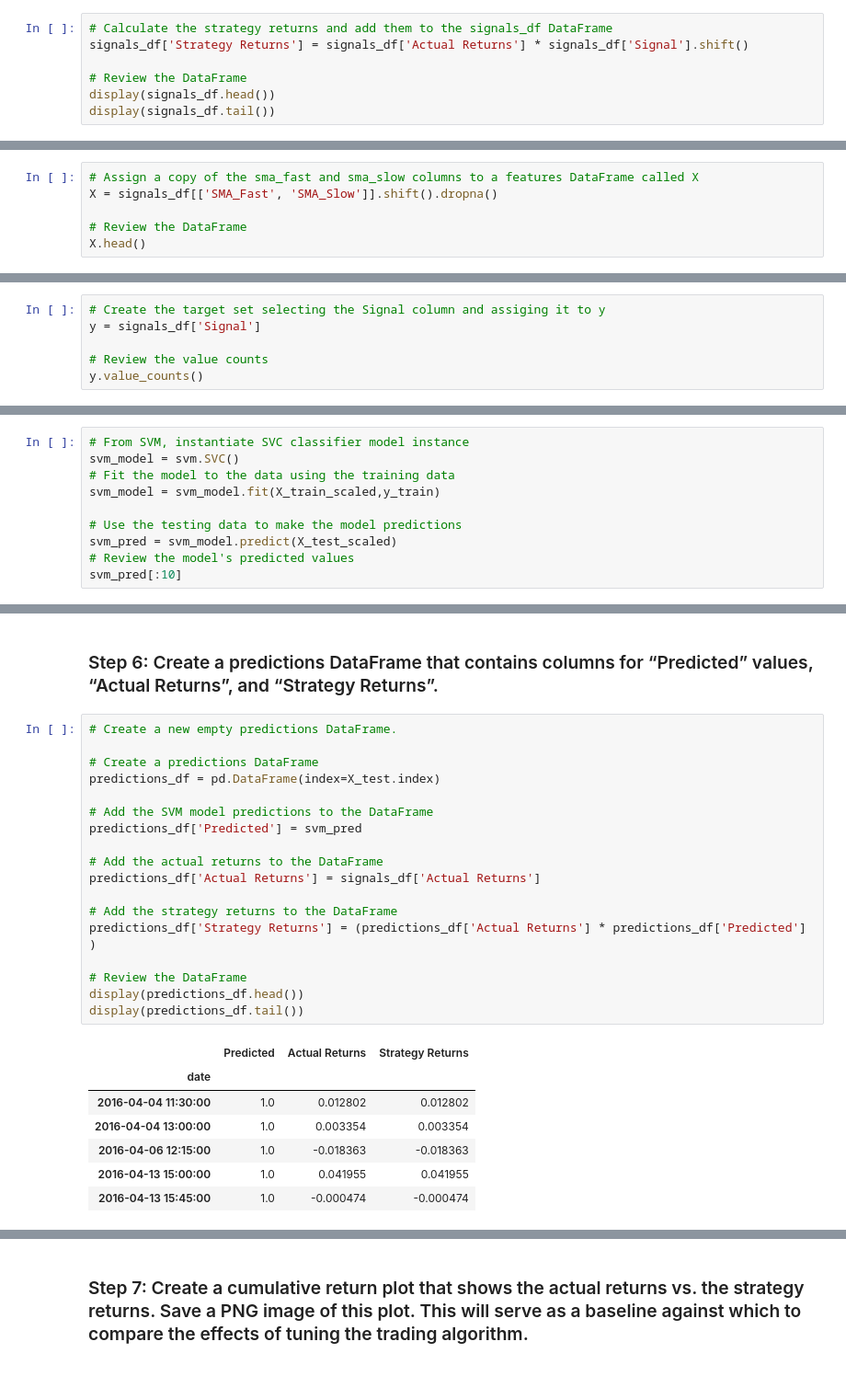
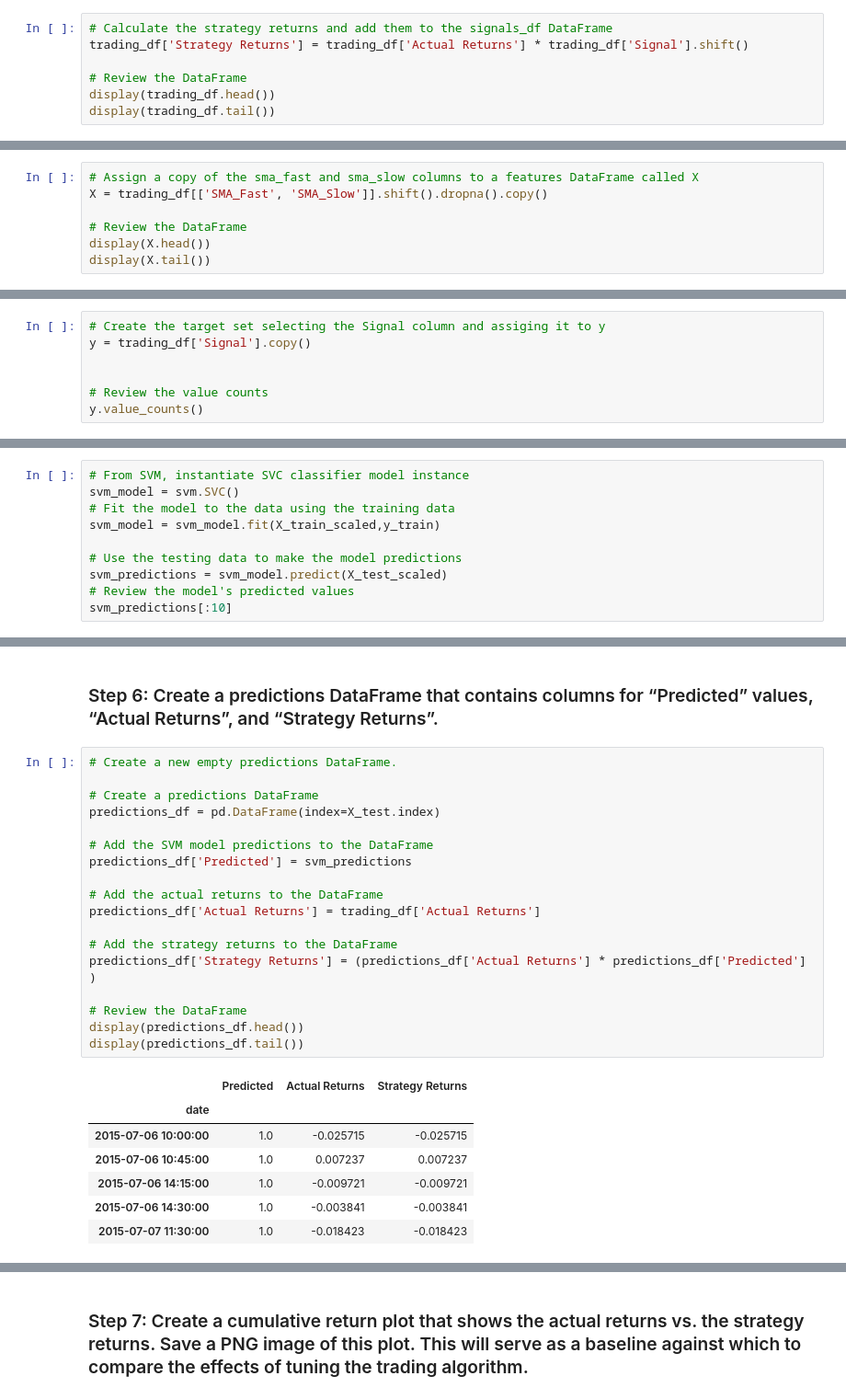
Before and after one commit to douglasg-fintec/machine_learning_trading_bot, a Jupyter notebook: machine_learning_trading_bot.ipynb, the cells around one changed output, grey strips where cells are left out. Shown at 92% size. Cells and saved outputs as stored; diff of their text form.

```diff
--- a/machine_learning_trading_bot.ipynb
+++ b/machine_learning_trading_bot.ipynb
@@ -202,11 +199,11 @@ signals_df['Signal'].value_counts()
 Name: Signal, dtype: int64
 # %%
 # Calculate the strategy returns and add them to the signals_df DataFrame
-signals_df['Strategy Returns'] = signals_df['Actual Returns'] * signals_df['Signal'].shift()
+trading_df['Strategy Returns'] = trading_df['Actual Returns'] * trading_df['Signal'].shift()
 
 # Review the DataFrame
-display(signals_df.head())
-display(signals_df.tail())
+display(trading_df.head())
+display(trading_df.tail())
 # %% [output]
 |  | close | Actual Returns | SMA_Fast | SMA_Slow | Signal | Strategy Returns |
 | date |  |  |  |  |  |  |
@@ -231,10 +228,11 @@ display(signals_df.tail())
 ### Step 3: Split the data into training and testing datasets.
 # %%
 # Assign a copy of the sma_fast and sma_slow columns to a features DataFrame called X
-X = signals_df[['SMA_Fast', 'SMA_Slow']].shift().dropna()
+X = trading_df[['SMA_Fast', 'SMA_Slow']].shift().dropna().copy()
 
 # Review the DataFrame
-X.head()
+display(X.head())
+display(X.tail())
 # %% [output]
 |  | SMA_Fast | SMA_Slow |
 | date |  |  |
@@ -246,6 +251,7 @@ X.head()
 # %%
 # Create the target set selecting the Signal column and assiging it to y
-y = signals_df['Signal']
+y = trading_df['Signal'].copy()
+
 
 # Review the value counts
 y.value_counts()
@@ -326,9 +326,9 @@ svm_model = svm.SVC()
 svm_model = svm_model.fit(X_train_scaled,y_train)
 
 # Use the testing data to make the model predictions
-svm_pred = svm_model.predict(X_test_scaled)
+svm_predictions = svm_model.predict(X_test_scaled)
 # Review the model's predicted values
-svm_pred[:10]
+svm_predictions[:10]
 # %% [output]
 array([1., 1., 1., 1., 1., 1., 1., 1., 1., 1.])
 # %% [markdown]
@@ -353,29 +353,29 @@ weighted avg       0.32      0.56      0.41      3428
 # %%
 # Create a new empty predictions DataFrame.
 
 # Create a predictions DataFrame
 predictions_df = pd.DataFrame(index=X_test.index)
 
 # Add the SVM model predictions to the DataFrame
-predictions_df['Predicted'] = svm_pred
+predictions_df['Predicted'] = svm_predictions
 
 # Add the actual returns to the DataFrame
-predictions_df['Actual Returns'] = signals_df['Actual Returns']
+predictions_df['Actual Returns'] = trading_df['Actual Returns']
 
 # Add the strategy returns to the DataFrame
 predictions_df['Strategy Returns'] = (predictions_df['Actual Returns'] * predictions_df['Predicted'] )
 
 # Review the DataFrame
 display(predictions_df.head())
 display(predictions_df.tail())
 # %% [output]
 |  | Predicted | Actual Returns | Strategy Returns |
 | date |  |  |  |
-| 2016-04-04 11:30:00 | 1.0 | 0.012802 | 0.012802 |
-| 2016-04-04 13:00:00 | 1.0 | 0.003354 | 0.003354 |
-| 2016-04-06 12:15:00 | 1.0 | -0.018363 | -0.018363 |
-| 2016-04-13 15:00:00 | 1.0 | 0.041955 | 0.041955 |
-| 2016-04-13 15:45:00 | 1.0 | -0.000474 | -0.000474 |
+| 2015-07-06 10:00:00 | 1.0 | -0.025715 | -0.025715 |
+| 2015-07-06 10:45:00 | 1.0 | 0.007237 | 0.007237 |
+| 2015-07-06 14:15:00 | 1.0 | -0.009721 | -0.009721 |
+| 2015-07-06 14:30:00 | 1.0 | -0.003841 | -0.003841 |
+| 2015-07-07 11:30:00 | 1.0 | -0.018423 | -0.018423 |
 |  | Predicted | Actual Returns | Strategy Returns |
 | date |  |  |  |
 | 2021-01-22 09:30:00 | 1.0 | -0.006866 | -0.006866 |
```
Also changed, not shown: parts of 16 cells of this notebook, 12 other files.
